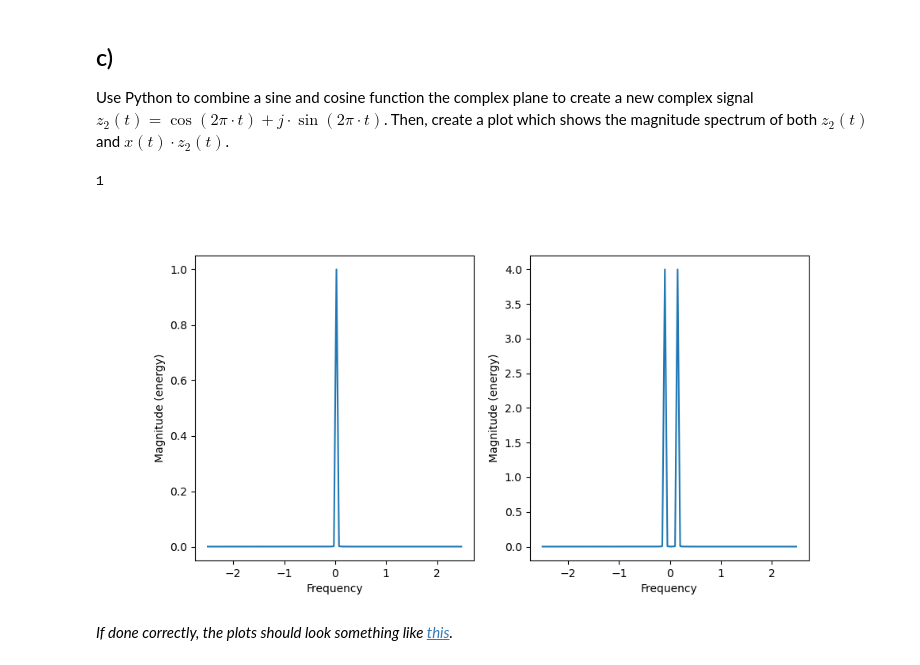
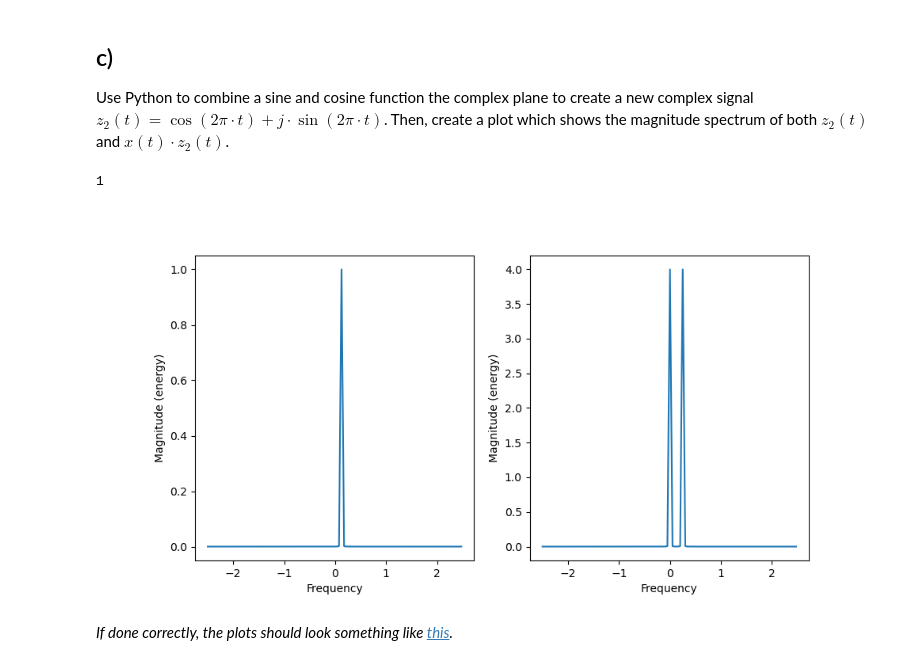
Before and after one commit to Mortenms/AIS2201_Exercises, a Jupyter notebook: Exercise_2/3_frequency_shifting.ipynb, the cells around one changed output. Cells and saved outputs as stored; diff of their text form; code cells hidden in the pictures.

```diff
--- a/Exercise_2/3_frequency_shifting.ipynb
+++ b/Exercise_2/3_frequency_shifting.ipynb
@@ -132,18 +132,18 @@ Use Python to combine a sine and cosine function the complex plane to create a n
 # %%
 # WRITE YOUR CODE HERE:
 
-z2 = np.cos(2 * np.pi * t) + 1j * np.sin(2 * np.pi * t)
+z2 = np.cos(2 * 5 * np.pi * t) + 1j * np.sin(2 * 5 * np.pi * t)
 
 plt.figure(figsize=(10, 5))
 plt.subplot(1, 2, 1)
 plt.magnitude_spectrum(z2, Fs=f)
 plt.subplot(1, 2, 2)
 plt.magnitude_spectrum(x * z2, Fs=f)
 
 1
 # %% [output]
 1
-[figure, old version]
+[figure, new version]
 # %% [markdown]
 *If done correctly, the plots should look something like [this](Figurer/task3c_sol.png).*
 # %% [markdown]
```
Also changed, not shown: parts of 1 cell of this notebook, 4 other files.
